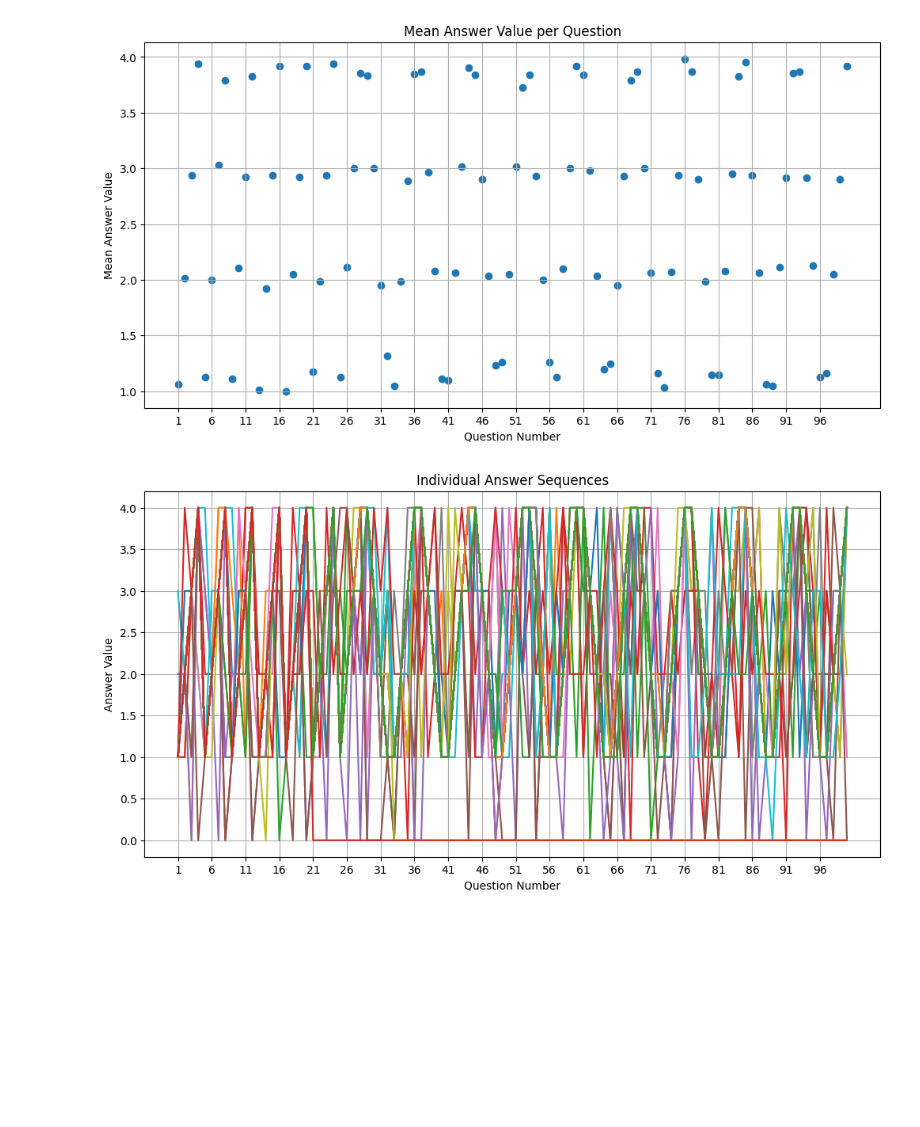
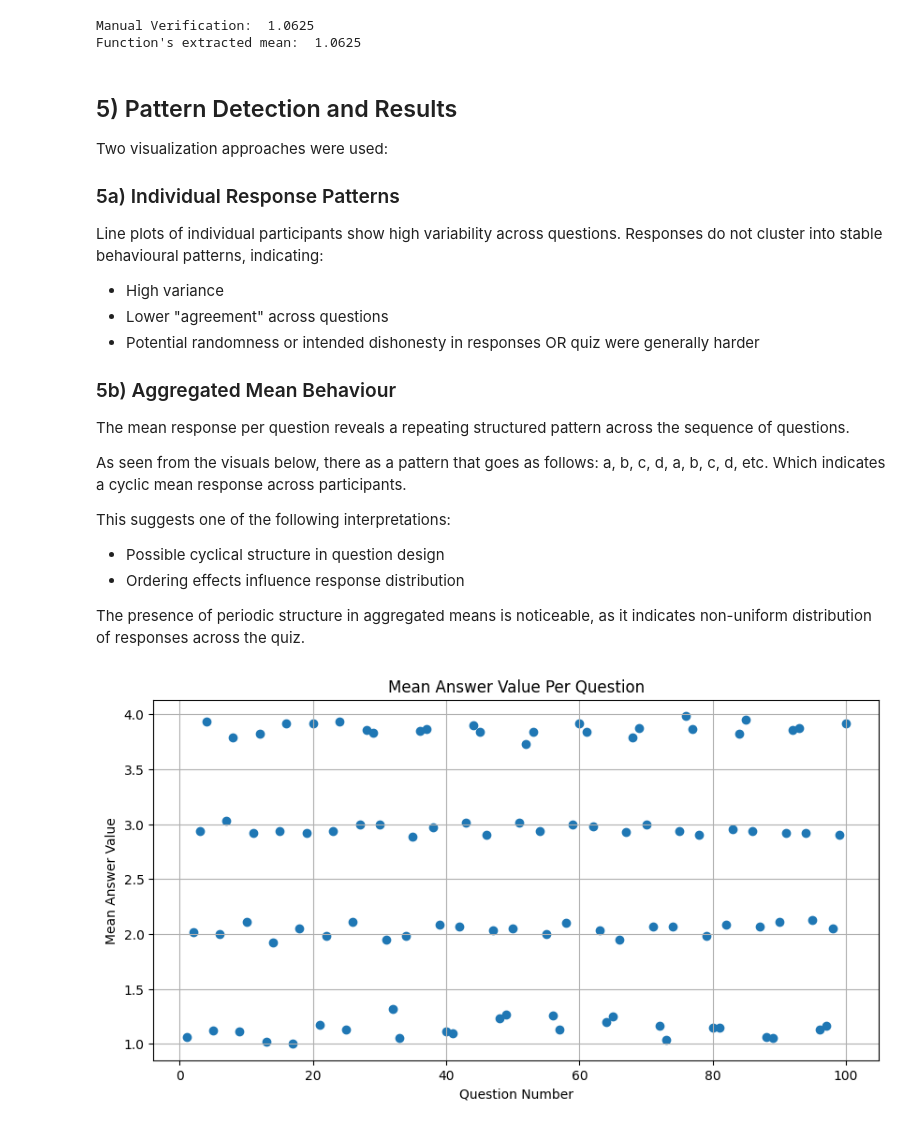
Before and after one commit to fxgf0030-uol/MATH1604_GP_G11, a Jupyter notebook: reviews/review_by_M3.ipynb, the cells around one changed output. Saved outputs shown, nothing was run; the diff lists cells and outputs as text; code cells hidden in the pictures; blank space fills up the shorter version.

```diff
--- a/reviews/review_by_M3.ipynb
+++ b/reviews/review_by_M3.ipynb
@@ -18,6 +128,44 @@ from pyc_testing_files import data_analysis_M3 as m3
+# %%
+answers = []
+for index in range(0, len(lines), 600):
+    checker = 0
+    for ind, answer in enumerate(lines[index+1: index+5]):
+        if '[X]' in answer:
+            answers.append(int(ind+1))
+            continue
+        else:
+            checker += 1
+    if checker >= 4:
+        answers.append(0)
+
+print("Manual Verification: ", sum(answers)/len(answers))
+print("Function's extracted mean: ", m3.generate_means_sequence(collated_path)[0])
+# %% [output]
+Manual Verification:  1.0625
+Function's extracted mean:  1.0625
+# %% [markdown]
+## 5) Pattern Detection and Results
+
+Two visualization approaches were used:
+
+### 5a) Individual Response Patterns
+Line plots of individual participants show high variability across questions. Responses do not cluster into stable behavioural patterns, indicating:
+
+* High variance
+* Lower "agreement" across questions
+* Potential randomness or intended dishonesty in responses OR quiz were generally harder
+
+### 5b) Aggregated Mean Behaviour
+The mean response per question reveals a repeating structured pattern across the sequence of questions.
+
+As seen from the visuals below, there as a pattern that goes as follows: a, b, c, d, a, b, c, d, etc. Which indicates a cyclic mean response across participants.
+
+This suggests one of the following interpretations:
+* Possible cyclical structure in question design
+* Ordering effects influence response distribution
+
+The presence of periodic structure in aggregated means is noticeable, as it indicates non-uniform distribution of responses across the quiz.
 # %%
-m3.visualize_data('output/collated_answers.txt', 1)
-m3.visualize_data("output/collated_answers.txt", 2)
+m3.visualize_data('../output/collated_answers.txt', 1)
 # %% [output]
-[figure, old version]
+[figure, new version]
-[figure, removed]
```
Also changed, not shown: parts of 18 cells of this notebook, 1 other file.
